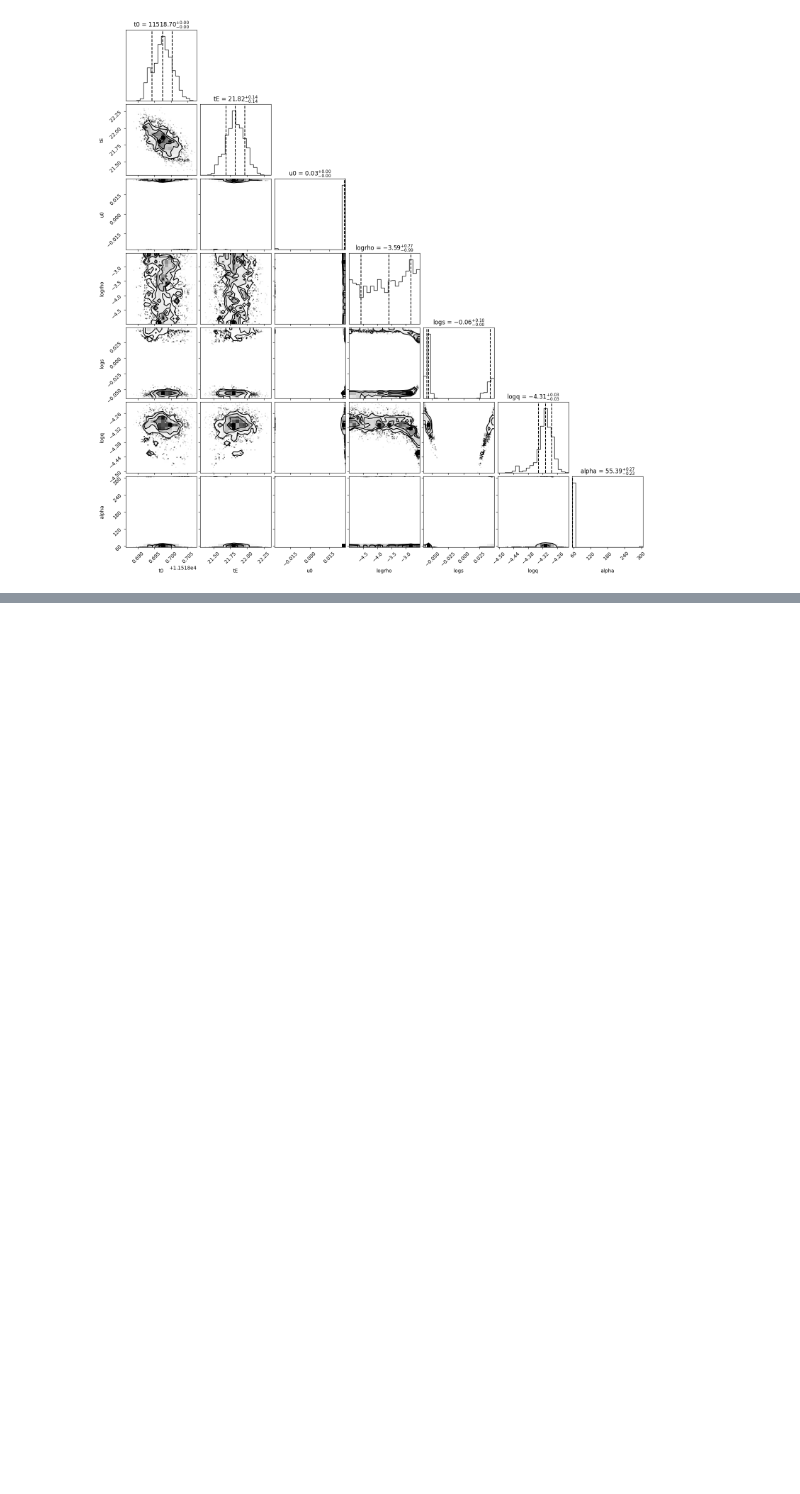
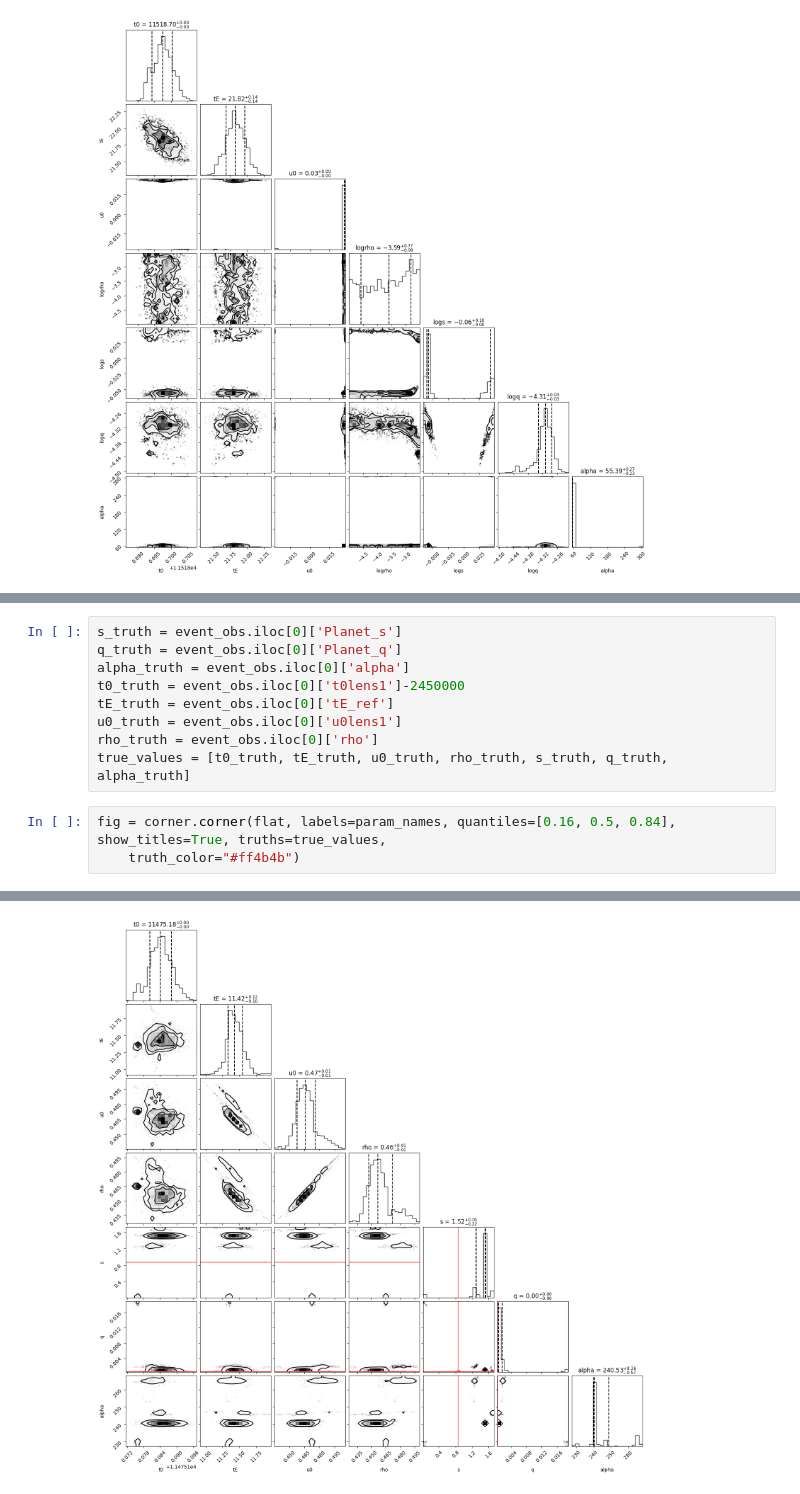
Before and after one commit to exoclam/birp, a Jupyter notebook: end-here-ml.ipynb, the cells around one changed output, grey strips where cells are left out. Saved outputs shown, nothing was run; the diff lists cells and outputs as text; blank space fills up the shorter version.

```diff
--- a/end-here-ml.ipynb
+++ b/end-here-ml.ipynb
@@ -584,0 +914,13 @@ WARNING:root:Too few points to create valid contours
+# %%
+s_truth = event_obs.iloc[0]['Planet_s']
+q_truth = event_obs.iloc[0]['Planet_q']
+alpha_truth = event_obs.iloc[0]['alpha']
+t0_truth = event_obs.iloc[0]['t0lens1']-2450000
+tE_truth = event_obs.iloc[0]['tE_ref']
+u0_truth = event_obs.iloc[0]['u0lens1']
+rho_truth = event_obs.iloc[0]['rho']
+true_values = [t0_truth, tE_truth, u0_truth, rho_truth, s_truth, q_truth, alpha_truth]
+# %%
+fig = corner.corner(flat, labels=param_names, quantiles=[0.16, 0.5, 0.84], show_titles=True, truths=true_values,
+    truth_color="#ff4b4b")
+# %% [output]
@@ -584,0 +930 @@ WARNING:root:Too few points to create valid contours
+[figure, added]
```
Also changed, not shown: parts of 24 cells of this notebook.
